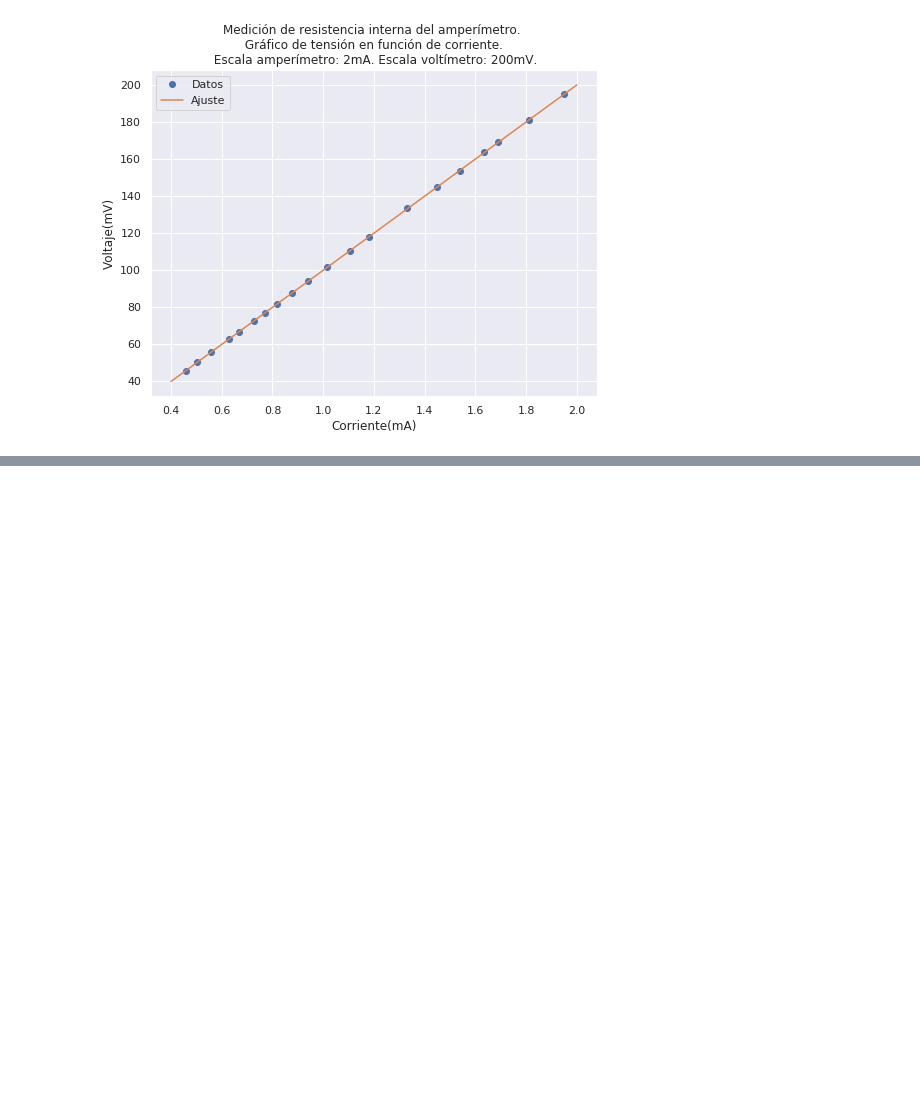
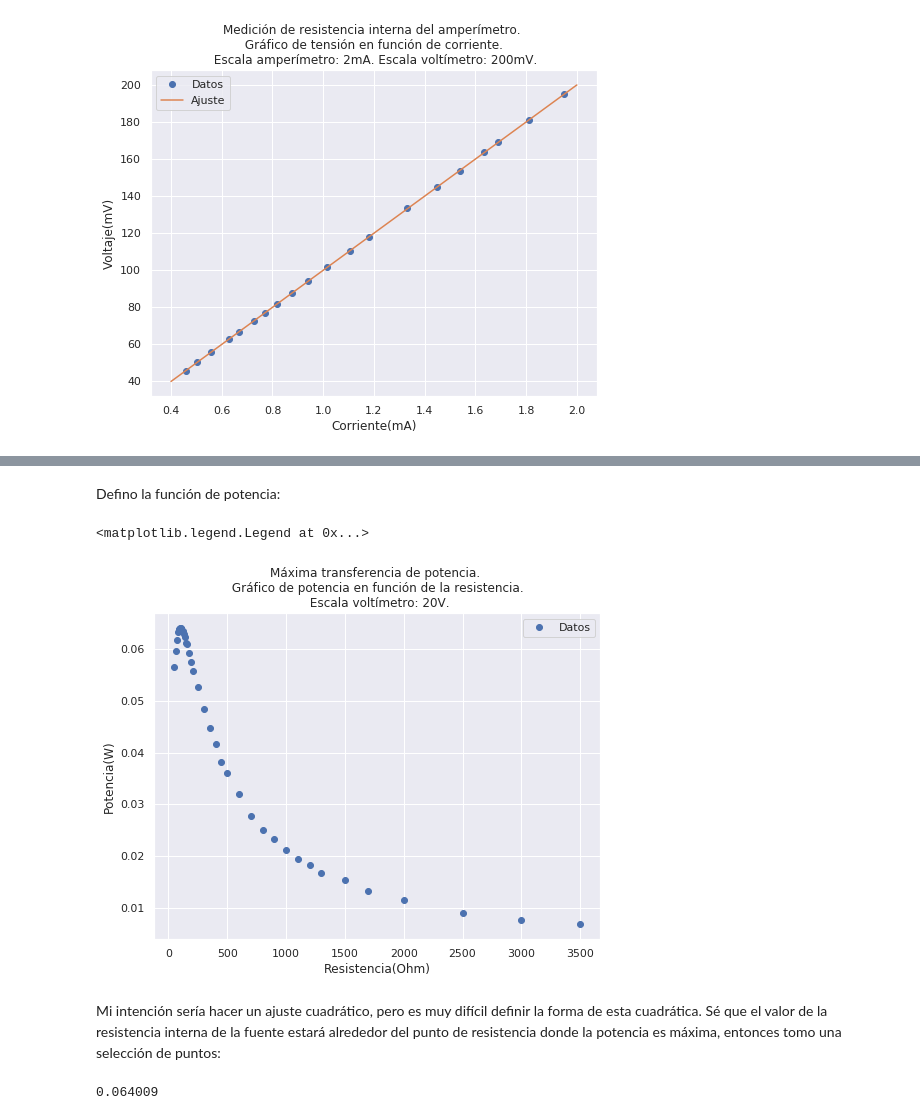
Before and after one commit to mercedesabril/Laboratorio3, a Jupyter notebook: Informe1/Informe1.ipynb, the cells around one changed output, grey strips where cells are left out. Drawn from its saved outputs; the diff is of its cells as text; code cells hidden in the pictures; blank space fills up the shorter version.

```diff
--- a/Informe1/Informe1.ipynb
+++ b/Informe1/Informe1.ipynb
@@ -121,0 +200,31 @@ plt.legend()
+# %% [markdown]
+Defino la función de potencia:
+# %%
+# R es la resistencia, I es la corriente
+def potencia (R, I):
+    P = (I**2) *R
+    return(P)
+# %%
+medpot = Medicion()
+medpot.cargar_corriente([33.6,31.5,29.7,28.1,26.6,25.3,24.0,23.0,22.0,21.1,20.2,26.4,26.3,26.2,26,25.9,25.8,25.6,25.5,25.4,25.1,25,24.9,24.8,24.6,24.5,24.4,24.3,24.2,24.1,19.5,18.4,17.4,16.3,14.5,12.7,11.3,10.2,9.2,8.5,7.3,6.3,5.6,5.1,4.6,4.2,3.9,3.6,3.2,2.8,2.4,1.9,1.4,1.6], 'mA', '200mA')
+medpot.cargar_resistencia([50,60,70,80,90,100,110,120,130,140,150,91,92,93,94,95,96,97,98,99,101,102,103,104,105,106,107,108,109,110,160,175,190,210,250,300,350,400,450,500,600,700,800,900,1000,1100,1200,1300,1500,1700,2000,2500,3500,3000], 'ohm', np.NaN)
+
+P = []
+for i in range(len(medpot.lectura_amperimetro)):
+    P.append(potencia(medpot.lectura_resistencia[i], medpot.lectura_amperimetro[i]/1000))
+# %%
+fig = plt.figure(figsize = [8,6])
+plt.plot(medpot.lectura_resistencia, P, 'o', label = 'Datos')
+plt.title('Máxima transferencia de potencia. \n Gráfico de potencia en función de la resistencia. \n Escala voltímetro: 20V.')
+plt.xlabel('Resistencia(Ohm)')
+plt.ylabel('Potencia(W)')
+plt.legend()
+# %% [output]
+<matplotlib.legend.Legend at 0x...>
+[figure, added]
+# %% [markdown]
+Mi intención sería hacer un ajuste cuadrático, pero es muy difícil definir la forma de esta cuadrática. Sé que el valor de la resistencia interna de la fuente estará alrededor del punto de resistencia donde la potencia es máxima, entonces tomo una selección de puntos:
+# %%
+max(P)
+# %% [output]
+0.064009
```
Also changed, not shown: parts of 26 cells of this notebook.
